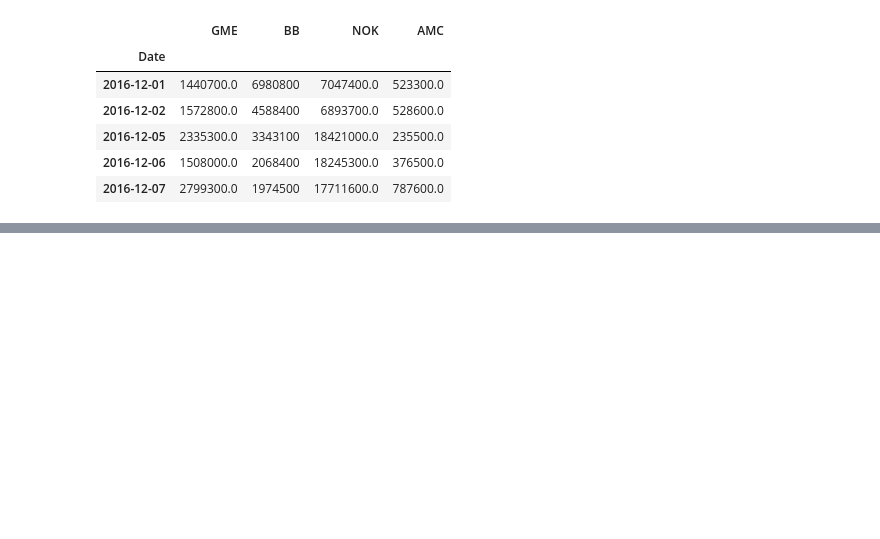
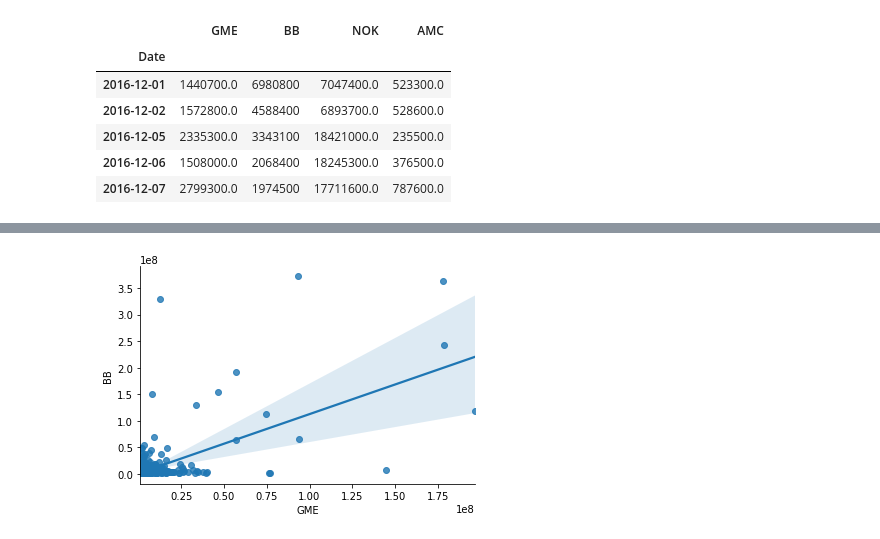
Before and after one commit to daviduster/anomalies-detection-earthquake, a Jupyter notebook: code/anomalies-detection.ipynb, the cells around one changed output, grey strips where cells are left out. Drawn from its saved outputs; the diff is of its cells as text; code cells hidden in the pictures; blank space fills up the shorter version.

```diff
--- a/code/anomalies-detection.ipynb
+++ b/code/anomalies-detection.ipynb
@@ -71,0 +88,5 @@ array([[1.4407000e+06, 6.9808000e+06, 7.0474000e+06, 5.2330000e+05],
+# %%
+sns.regplot(x="GME", y="BB", data=volume)
+sns.despine();
+# %% [output]
+[figure, added]
```
Also changed, not shown: parts of 40 cells of this notebook, 6 other files.
